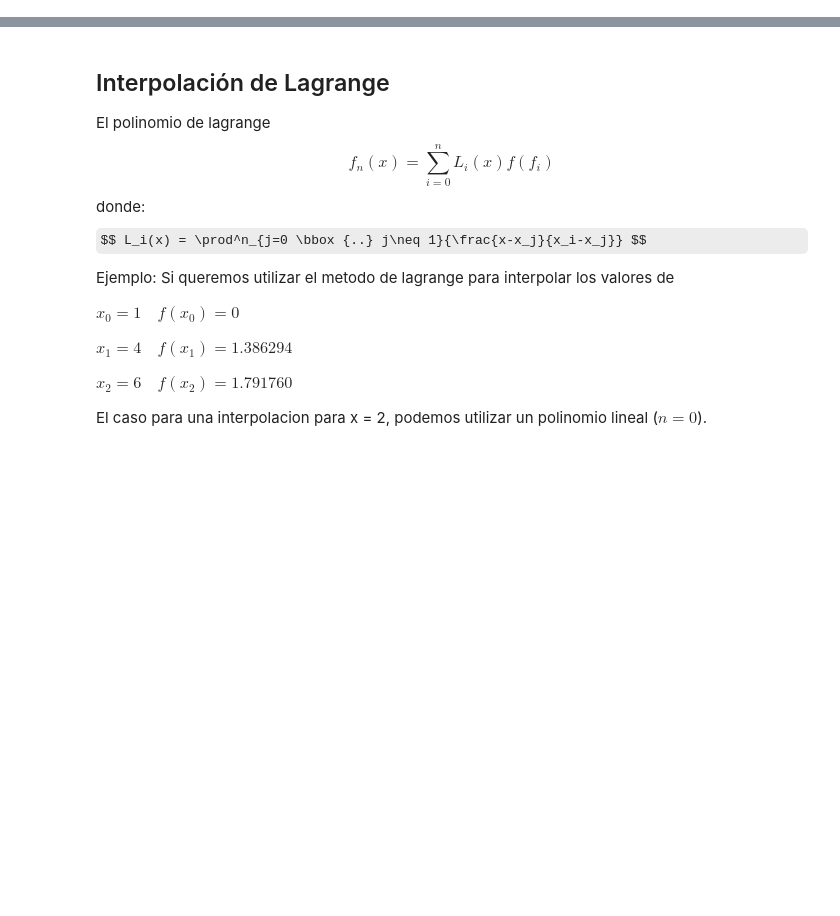
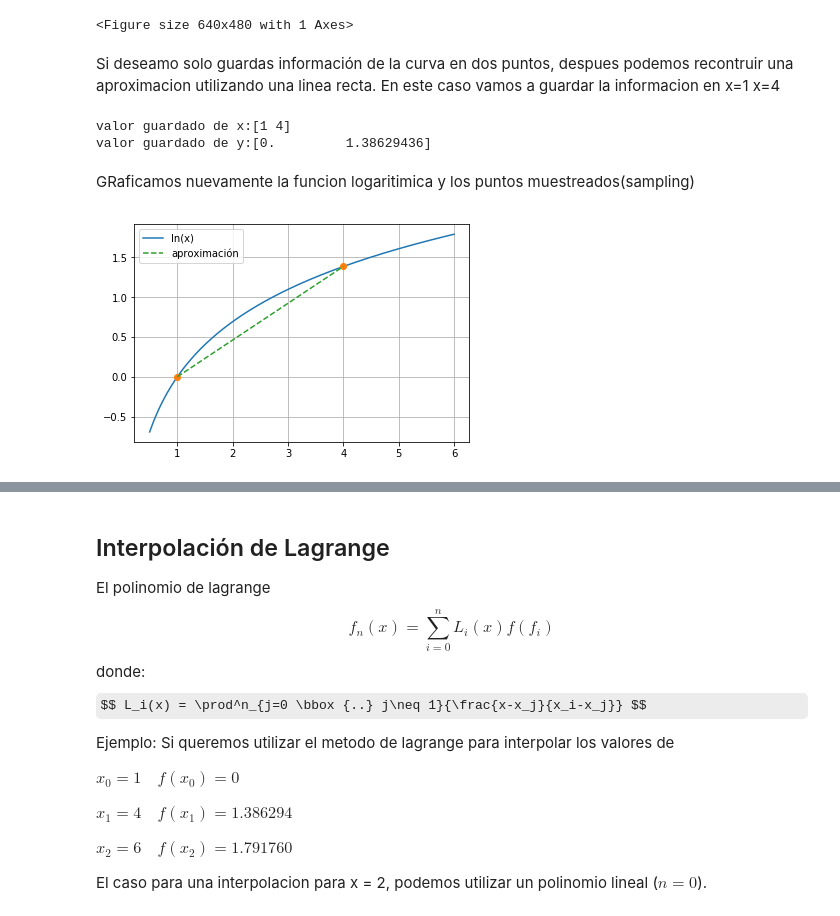
Before and after one commit to stivio00/NumericalMethodsJupyter, a Jupyter notebook: 6_Interpolacion.ipynb, the cells around one changed output, grey strips where cells are left out. Saved outputs shown, nothing was run; the diff lists cells and outputs as text; code cells hidden in the pictures; some formulas as TeX source; blank space fills up the shorter version.

```diff
--- a/6_Interpolacion.ipynb
+++ b/6_Interpolacion.ipynb
@@ -9,0 +17,33 @@ En el caso de la regresión, son metodos que *aproximan* un modelo(es decir un l
+# %%
+import numpy as np
+import matplotlib.pylab as plt
+
+x = np.linspace(.5,6,1000)
+y = np.log(x)
+plt.plot(x,y)
+plt.grid()
+plt.show()
+# %% [output]
+<Figure size 640x480 with 1 Axes>
+# %% [markdown]
+Si deseamo solo guardas información de la curva en dos puntos, despues podemos recontruir una aproximacion utilizando una linea recta.
+En este caso vamos a guardar la informacion en x=1 x=4
+# %%
+valor_x = np.array([1,4])
+valor_y = np.log(valor_x)
+print("valor guardado de x:" +str(valor_x))
+print("valor guardado de y:" +str(valor_y))
+# %% [output]
+valor guardado de x:[1 4]
+valor guardado de y:[0.         1.38629436]
+# %% [markdown]
+GRaficamos nuevamente la funcion logaritimica y los puntos muestreados(sampling)
+# %%
+plt.plot(x,y,"-", label="ln(x)")
+plt.plot(valor_x, valor_y, "o")
+plt.plot(valor_x, valor_y, "--", label="aproximación")
+plt.grid()
+plt.legend(loc="best")
+plt.show()
+# %% [output]
+[figure, added]
```
Also changed, not shown: parts of 9 cells of this notebook, 2 other files.
